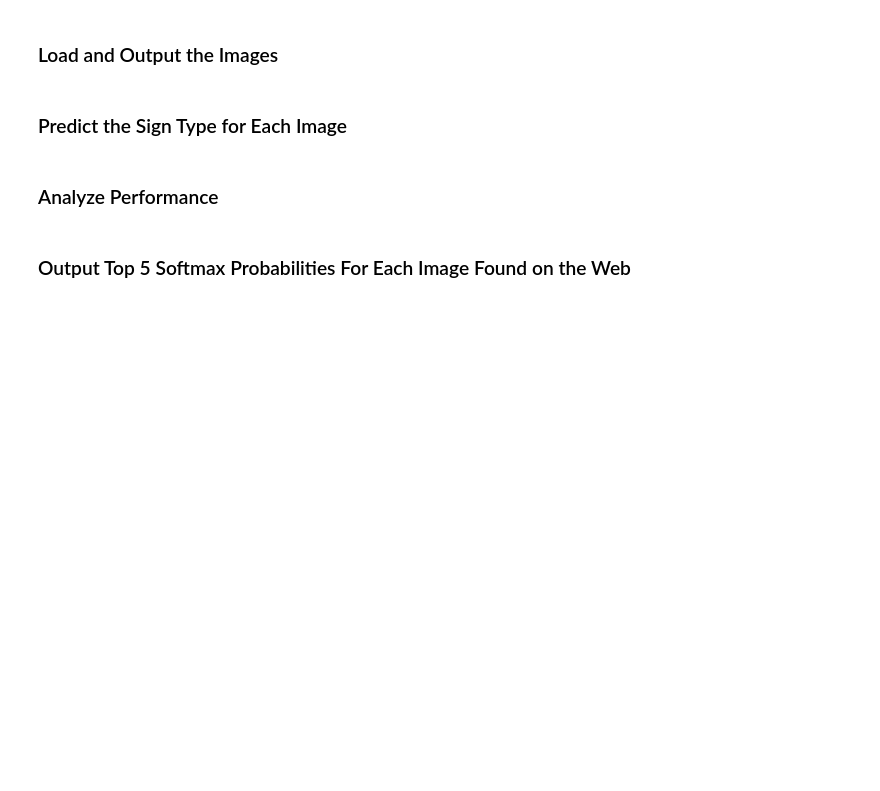
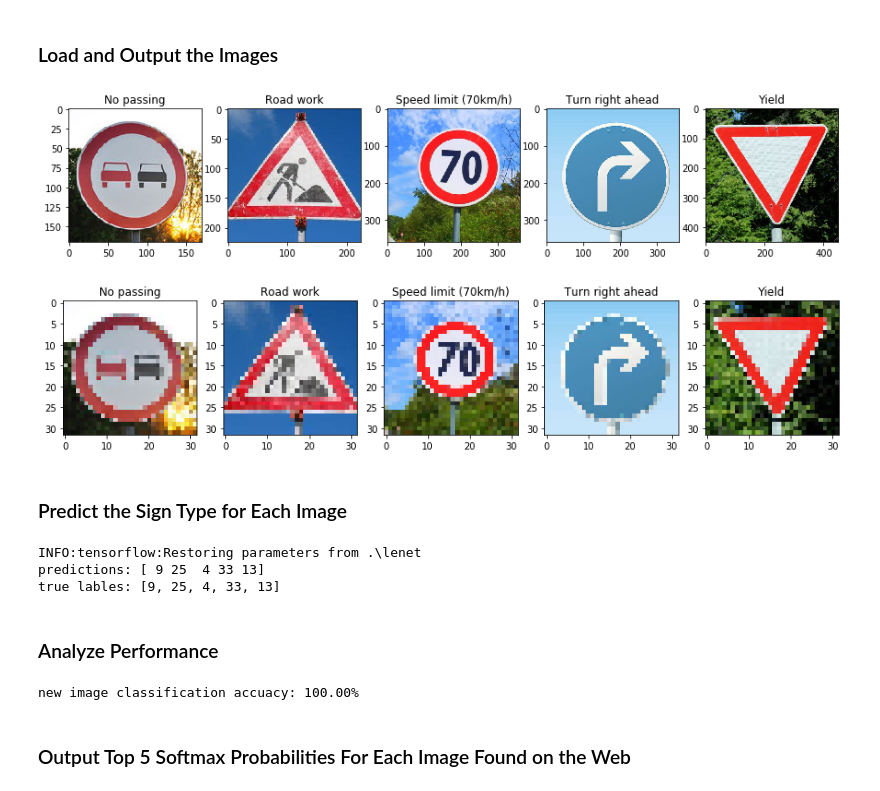
Before and after one commit to lancerdancer/CarND-Traffic-Sign-Classifier-Project, a Jupyter notebook: Traffic_Sign_Classifier.ipynb, the cells around one changed output. Saved outputs shown, nothing was run; the diff lists cells and outputs as text; code cells hidden in the pictures; blank space fills up the shorter version.

```diff
--- a/Traffic_Sign_Classifier.ipynb
+++ b/Traffic_Sign_Classifier.ipynb
@@ -388,6 +388,44 @@ To give yourself more insight into how your model is working, download at least
 You may find `signnames.csv` useful as it contains mappings from the class id (integer) to the actual sign name.
 # %% [markdown]
 ### Load and Output the Images
+# %%
+import cv2
+import matplotlib.image as mpimg
+filelist = ['downloaded_signs/no_passing.jpg',
+            'downloaded_signs/road_work.jpg',
+            'downloaded_signs/speed_limit_70.jpg',
+            'downloaded_signs/turn_right.jpg',
+            'downloaded_signs/yield.jpg']
+
+# correspoding labels of the signs
+X_new = np.empty((0,32,32,3), dtype='float32')
+y_new = [9, 25, 4, 33, 13]
+raw_image = []
+
+# read and resize images
+X_new = np.array([cv2.resize(plt.imread(img), (32, 32)) for img in filelist])
+
+# visualize before and after
+plt.figure(5, figsize=(15, 4))
+plt.title('raw photo before resize')
+for i in range(0,5):
+    plt.subplot(1, 5, i+1)
+    img = plt.imread(filelist[i])
+    raw_image.append(img)
+    plt.imshow(img)
+    plt.title(signmapping[str(y_new[i])])
+plt.figure(6, figsize=(15, 4))
+plt.title('raw photo after resize')
+for i in range(0,5):
+    plt.subplot(1, 5, i+1)
+    plt.imshow(X_new[i])
+    plt.title(signmapping[str(y_new[i])])
+
+#normalize X_new
+X_new = normalize(X_new)
+# %% [output]
+[figure, added]
+[figure, added]
 # %% [markdown]
 ### Predict the Sign Type for Each Image
 # %%
@@ -398,13 +436,25 @@ prediction = tf.argmax(logits, 1)
 with tf.Session() as sess:
     saver.restore(sess, tf.train.latest_checkpoint('.'))
     prediction = sess.run(prediction, feed_dict={x: X_new, keep_prob: 1.0})
-print('predictions:',prediction)
-print('true lables:',y_new)
+print('predictions:', prediction)
+print('true lables:', y_new)
+# %% [output]
+INFO:tensorflow:Restoring parameters from .\lenet
+predictions: [ 9 25  4 33 13]
+true lables: [9, 25, 4, 33, 13]
 # %% [markdown]
 ### Analyze Performance
 # %%
 ### Calculate the accuracy for these 5 new images.
 ### For example, if the model predicted 1 out of 5 signs correctly, it's 20% accurate on these new images.
+correct = 0
+for i in range(5):
+    if prediction[i] == y_new[i]:
+        correct+=1
+accuracy = correct/5
+print('new image classification accuacy: {:0.2%}'.format(accuracy))
+# %% [output]
+new image classification accuacy: 100.00%
 # %% [markdown]
 ### Output Top 5 Softmax Probabilities For Each Image Found on the Web
 # %% [markdown]
```
Also changed, not shown: parts of 5 cells of this notebook, 10 other files.
